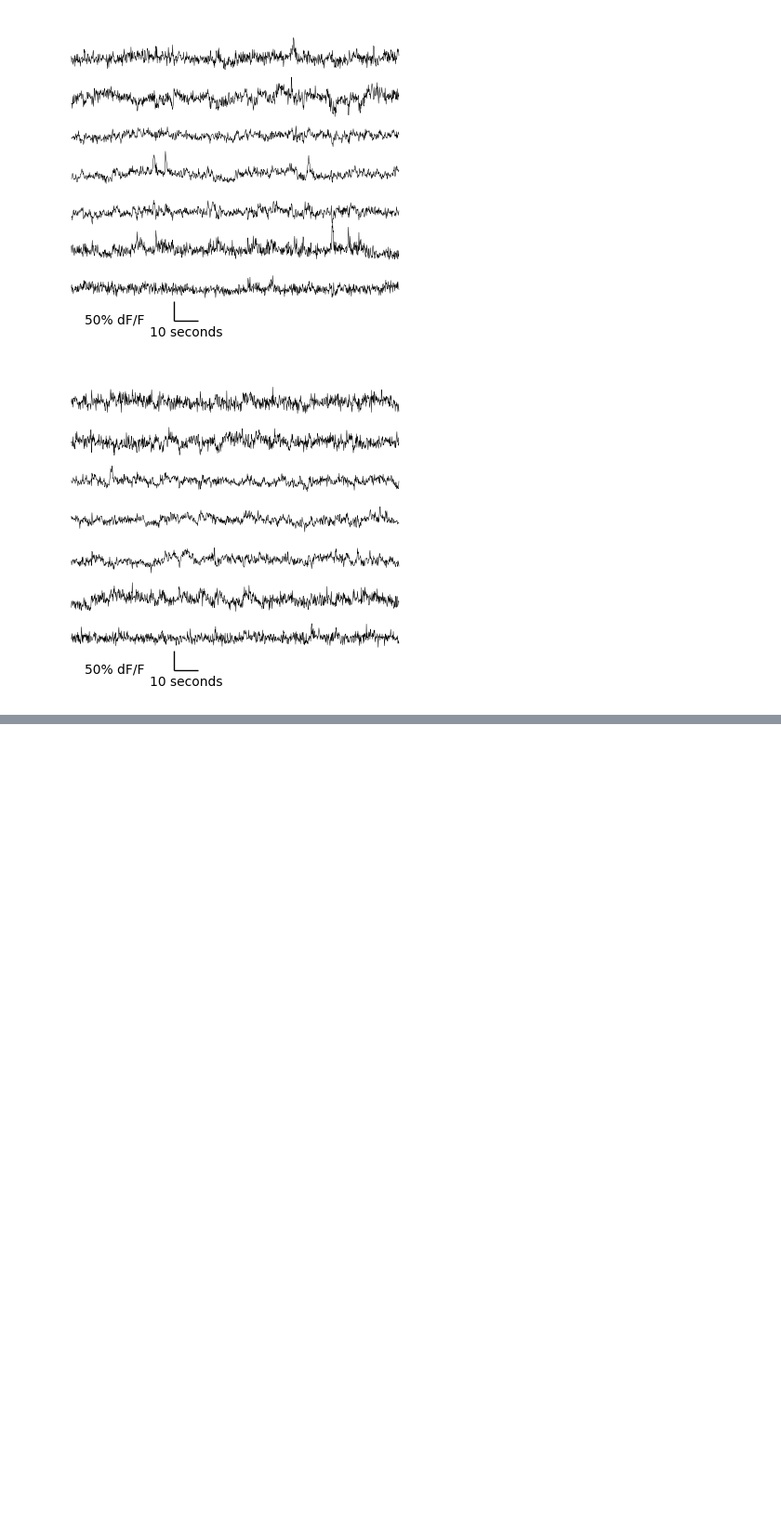
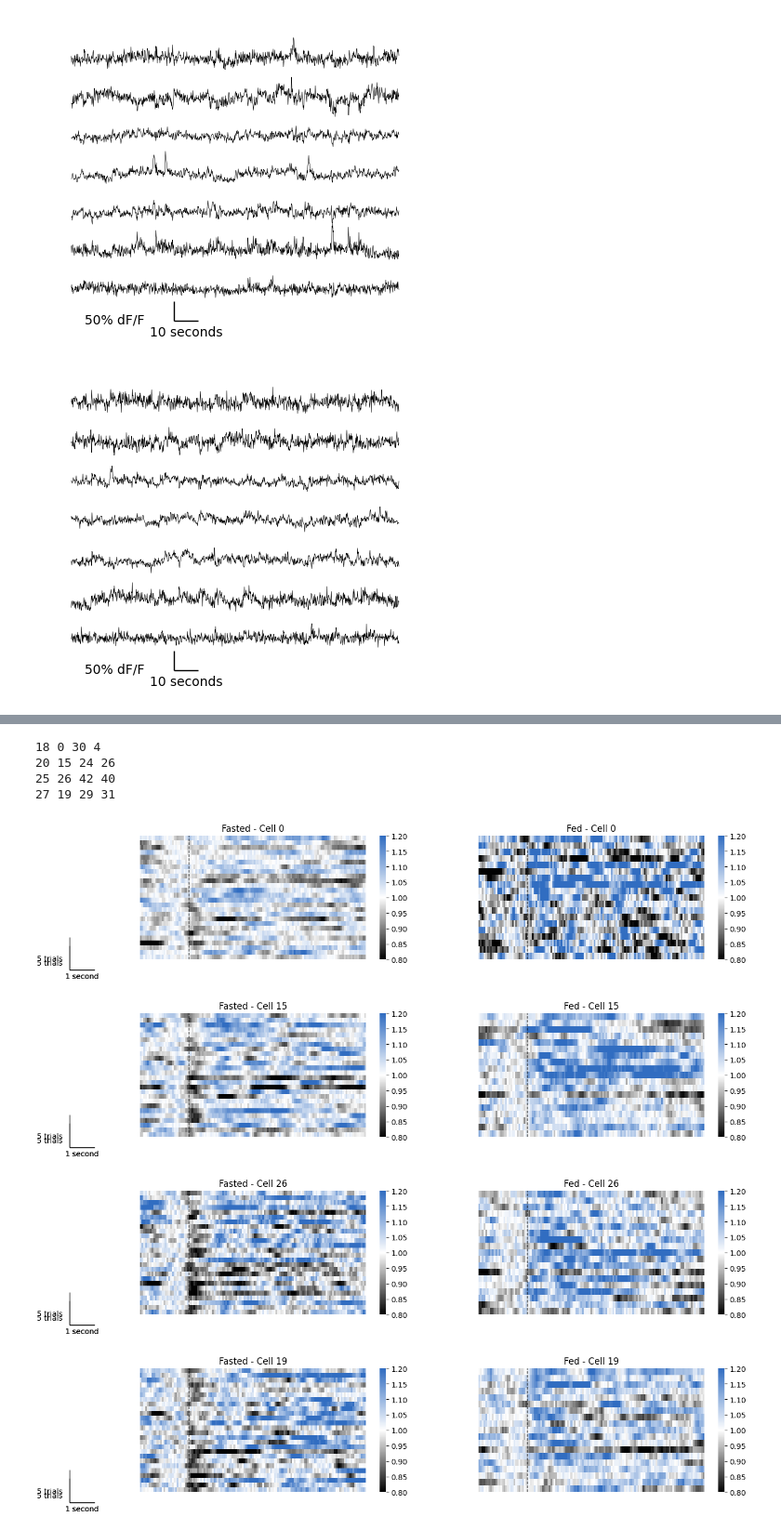
Before and after one commit to RohanSavani/PVN_GLP1R_2P, a Jupyter notebook: src/notebooks/single_rec_viz.ipynb, the cells around one changed output, grey strips where cells are left out. Shown at 93% size. Cells and saved outputs as stored; diff of their text form; code cells hidden in the pictures; blank space fills up the shorter version.

```diff
--- a/src/notebooks/single_rec_viz.ipynb
+++ b/src/notebooks/single_rec_viz.ipynb
@@ -441,0 +468,3 @@ array([ 6, 27, 26, 33, 29])
+# %%
+fed_idx =[4, 5, 6, 9, 11, 14, 15, 17, 18, 19, 21, 22, 23, 24, 25, 26, 27, 28, 29, 31, 34, 35, 36, 37, 38, 39, 40, 41, 42, 45, 46]
+fasted_idx = [30, 28, 0, 31, 6, 8, 10, 11, 14, 12, 18, 20, 19, 1, 23, 24, 25, 27, 26, 29, 33, 34, 36, 38, 40, 41, 42, 44, 43, 49, 51]
@@ -441,0 +517,46 @@ array([ 6, 27, 26, 33, 29])
+# %%
+fed_data_ordered = fed_data[ascending_order, :, :]
+f_data_ordered = f_data[ascending_order, :, :]
+
+for cell in range(f_data_ordered.shape[0]):
+    for k in range(f_data_ordered.shape[1]):
+        f_data_ordered[cell, k, :] = p2p.moving_average(f_data_ordered[cell, k, :], 5) - np.mean(f_data_ordered[cell, k, 60:75]) + 1
+
+for cell in range(fed_data_ordered.shape[0]):
+    for k in range(fed_data_ordered.shape[1]):
+        fed_data_ordered[cell, k, :] = p2p.moving_average(fed_data_ordered[cell, k, :], 5) - np.mean(fed_data_ordered[cell, k, 60:75]) + 1
+
+for cell in range(f_data_ordered.shape[0]):
+    if ascending_order[cell] in [0, 15, 19, 26]:
+        print(cell, ascending_order[cell], fasted_idx[ascending_order[cell]], fed_idx[ascending_order[cell]])
+        fig, (ax1, ax2) = plt.subplots(1, 2, figsize=(15, 3))
+        sns.heatmap(f_data_ordered[cell, :, :], ax = ax1, vmin=0.8, vmax=1.2, cmap=custom_cmap)
+        ax1.set_xticks(np.arange(15, 255, 15)[::2])
+        ax1.set_xticklabels((np.arange(15, 255, 15)/15).astype(int)[::2]-5)
+        ax1.set_ylabel("ROI (Trial-Averaged)")
+        ax1.set_xlabel("Time from First Lick")
+        ax1.set_title(f"Fasted - Cell {ascending_order[cell]}")
+        ax1.axvline(74, ymin=0.0, color='black', linewidth=1, linestyle='--', alpha=1)
+        ax1.set_xlim(left = 45, right = 180)
+        sb = add_scalebar(ax1, matchx=False, sizex=1*15, labelx='1 second', matchy=False, sep=4, sizey=-5, labely='5 trials',loc='lower left', bbox_to_anchor=(0, 0, 0.1, 0.4))
+
+        sns.heatmap(fed_data_ordered[cell, :, :], ax = ax2, vmin=0.8, vmax=1.2, cmap=custom_cmap)
+        ax2.set_xticks(np.arange(15, 255, 15)[::2])
+        ax2.set_xticklabels((np.arange(15, 255, 15)/15).astype(int)[::2]-5)
+        ax2.set_ylabel("ROI (Trial-Averaged)")
+        ax2.set_xlabel("Time from First Lick")
+        ax2.set_title(f"Fed - Cell {ascending_order[cell]}")
+        ax2.axvline(74, ymin=0.0, color='black', linewidth=1, linestyle='--', alpha=1)
+        ax2.set_xlim(left = 45, right = 180)
+        sb = add_scalebar(ax2, matchx=False, sizex=1*15, labelx='1 second', matchy=False, sep=4, sizey=-5, labely='5 trials',loc='lower left', bbox_to_anchor=(0, 0, 0.1, 0.4))
+
+        plt.savefig(f'/Users/savani/Documents/PangLab/TwoPhotonAnalysis/figures/2p/2p representative/glp6_tracked_fastedvsfed_cell{ascending_order[cell]}.pdf')
+# %% [output]
+18 0 30 4
+20 15 24 26
+25 26 42 40
+27 19 29 31
+[figure, added]
+[figure, added]
+[figure, added]
+[figure, added]
```
Also changed, not shown: parts of 9 cells of this notebook, 12 other files.
